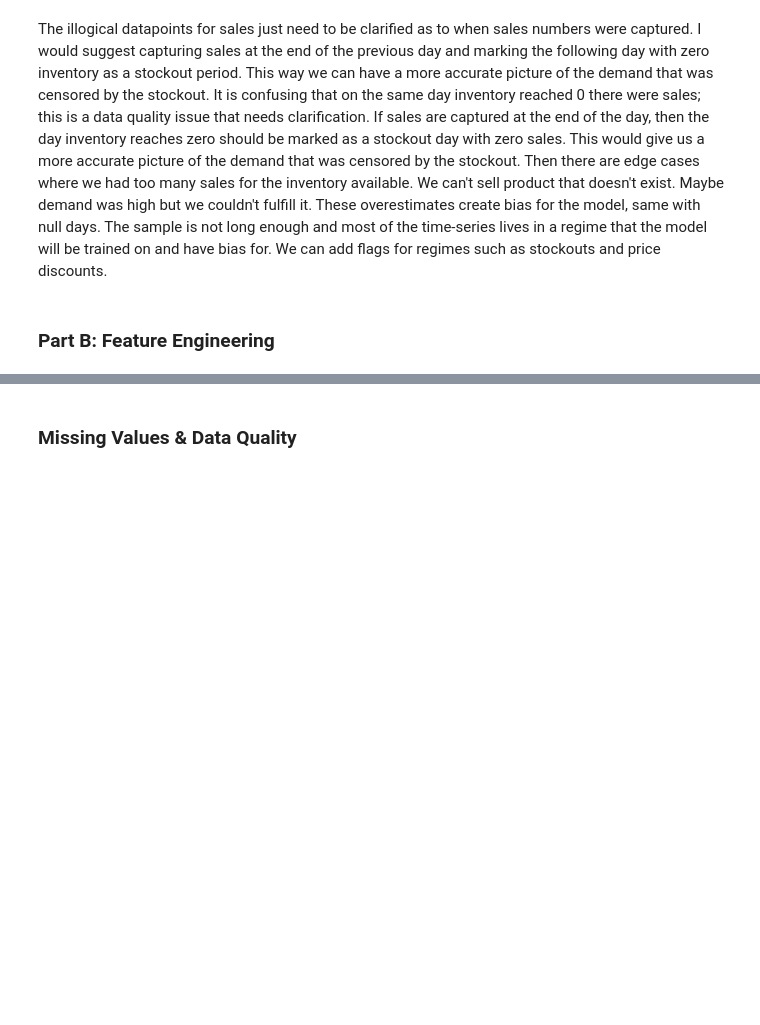
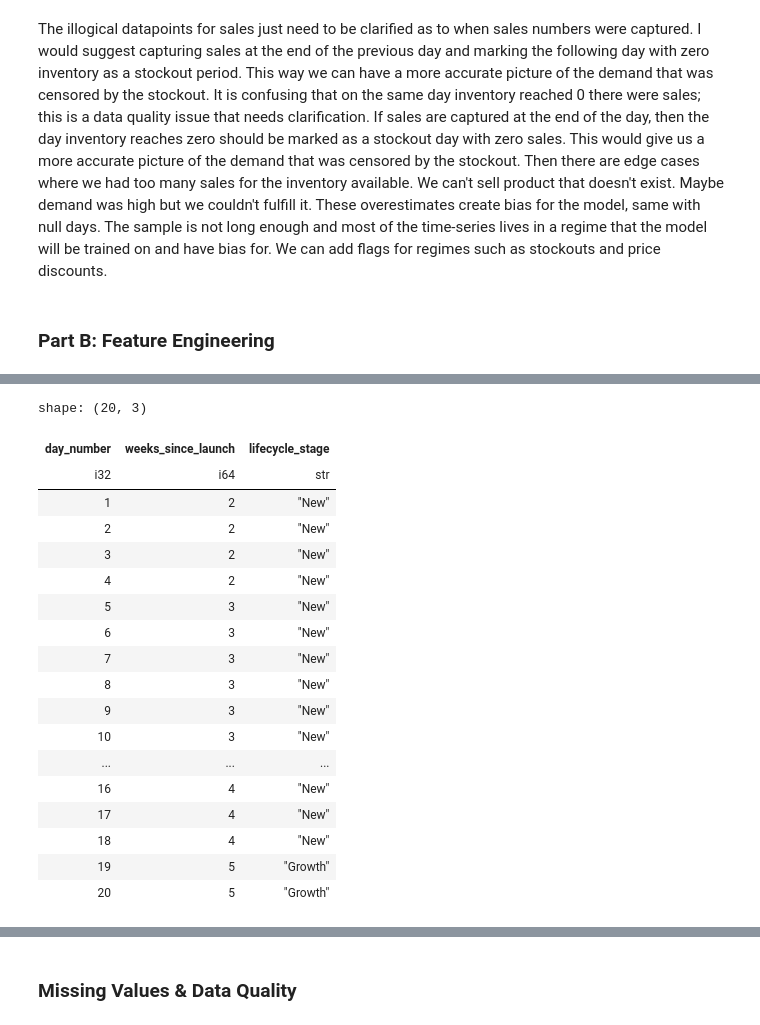
Before and after one commit to dany-stefan/jesta_workspace, a Jupyter notebook: dany_stefan_ml_assessment/tmp_answers_part2.ipynb, the cells around one changed output, grey strips where cells are left out. Drawn from its saved outputs; the diff is of its cells as text; code cells hidden in the pictures; blank space fills up the shorter version.

```diff
--- a/dany_stefan_ml_assessment/tmp_answers_part2.ipynb
+++ b/dany_stefan_ml_assessment/tmp_answers_part2.ipynb
@@ -348,0 +383,13 @@ stockout_days
+# %%
+# Calculate weeks since launch (week resets on launch weekday, if launch=Friday, new week starts every Friday aka Dec 15)
+# Note: Polars weekday() returns 1=Monday, 7=Sunday
+# Week increments when current weekday matches launch weekday
+df = df.with_columns([
+    ((pl.col("date") - pl.col("launch_date")).dt.total_days() // 7).alias("weeks_since_launch")
+])
+# Pandas: df['weeks_since_launch'] = (df['date'] - df['launch_date']).dt.days // 7
+
+print(df.select(["day_number", "date", "date_weekday", "launch_date", "launch_date_weekday", "weeks_since_launch"]).head(20))
+
+# when reaching the 5th weekday Friday we increment the week number, so if launch was on a Friday, then every Friday is a new week (week 0 = launch day to next Thursday, week 1 starts on next Friday)
+print("Note: Week number increments when current weekday matches launch weekday, so if launch was on a Friday, then every Friday is a new week (week 0 = launch day to next Thursday, week 1 starts on next Friday)")
@@ -348,0 +430,23 @@ stockout_days
+# %%
+# Classify as: new/growth/mature/clearance based on weeks_since_launch
+# Assumption: 4 even stages (business requirements can change)
+max_weeks = df.select(pl.col("weeks_since_launch").max()).item()
+stage_threshold = max_weeks / 4
+
+df = df.with_columns([
+    pl.when(pl.col("weeks_since_launch") <= stage_threshold)
+        .then(pl.lit("New"))
+    .when(pl.col("weeks_since_launch") <= stage_threshold * 2)
+        .then(pl.lit("Growth"))
+    .when(pl.col("weeks_since_launch") <= stage_threshold * 3)
+        .then(pl.lit("Mature"))
+    .otherwise(pl.lit("Clearance"))
+    .alias("lifecycle_stage")
+])
+# Pandas:
+# max_weeks = df['weeks_since_launch'].max()
+# stage_threshold = max_weeks / 4
+# df['lifecycle_stage'] = pd.cut(df['weeks_since_launch'], bins=[0, stage_threshold, stage_threshold*2, stage_threshold*3, max_weeks], labels=['New', 'Growth', 'Mature', 'Clearance'])
+
+print(f"Max weeks: {max_weeks}, Stage threshold: {stage_threshold}")
+df.select(["day_number", "weeks_since_launch", "lifecycle_stage"]).describe()
@@ -349 +467,23 @@ stockout_days
+# %%
+df.select(["day_number", "weeks_since_launch", "lifecycle_stage"]).head(20)
+# %% [output]
+shape: (20, 3)
+| day_number | weeks_since_launch | lifecycle_stage |
+| i32 | i64 | str |
+| 1 | 2 | "New" |
+| 2 | 2 | "New" |
+| 3 | 2 | "New" |
+| 4 | 2 | "New" |
+| 5 | 3 | "New" |
+| 6 | 3 | "New" |
+| 7 | 3 | "New" |
+| 8 | 3 | "New" |
+| 9 | 3 | "New" |
+| 10 | 3 | "New" |
+| ... | ... | ... |
+| 16 | 4 | "New" |
+| 17 | 4 | "New" |
+| 18 | 4 | "New" |
+| 19 | 5 | "Growth" |
+| 20 | 5 | "Growth" |
 # %%
```
Also changed, not shown: parts of 16 cells of this notebook.
